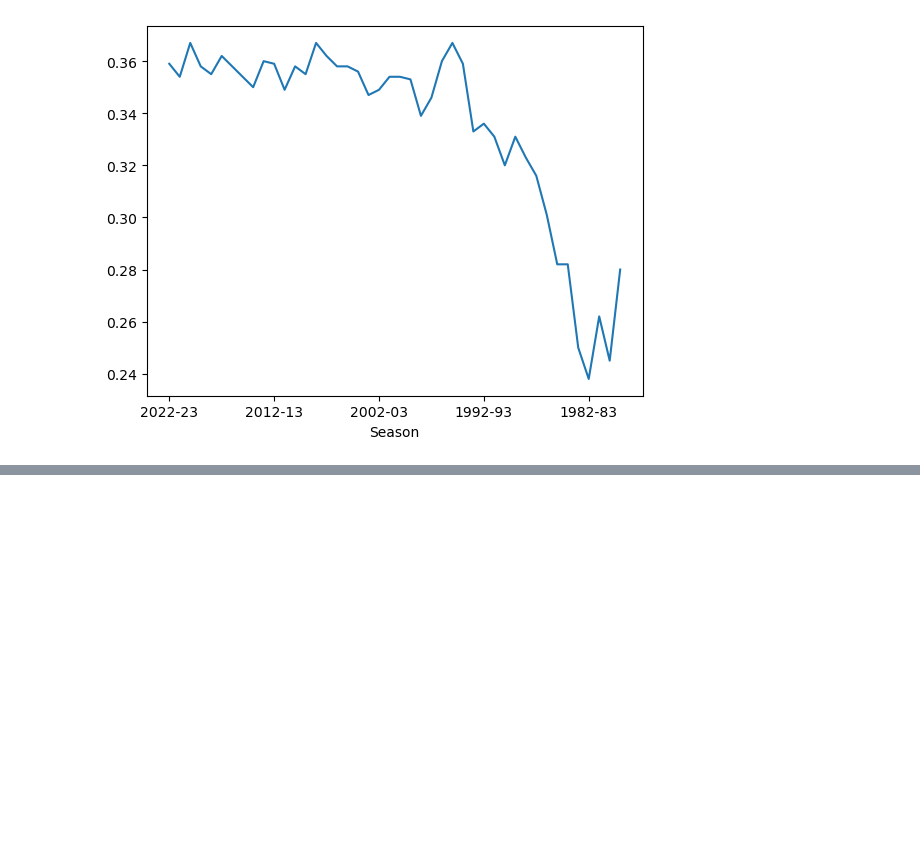
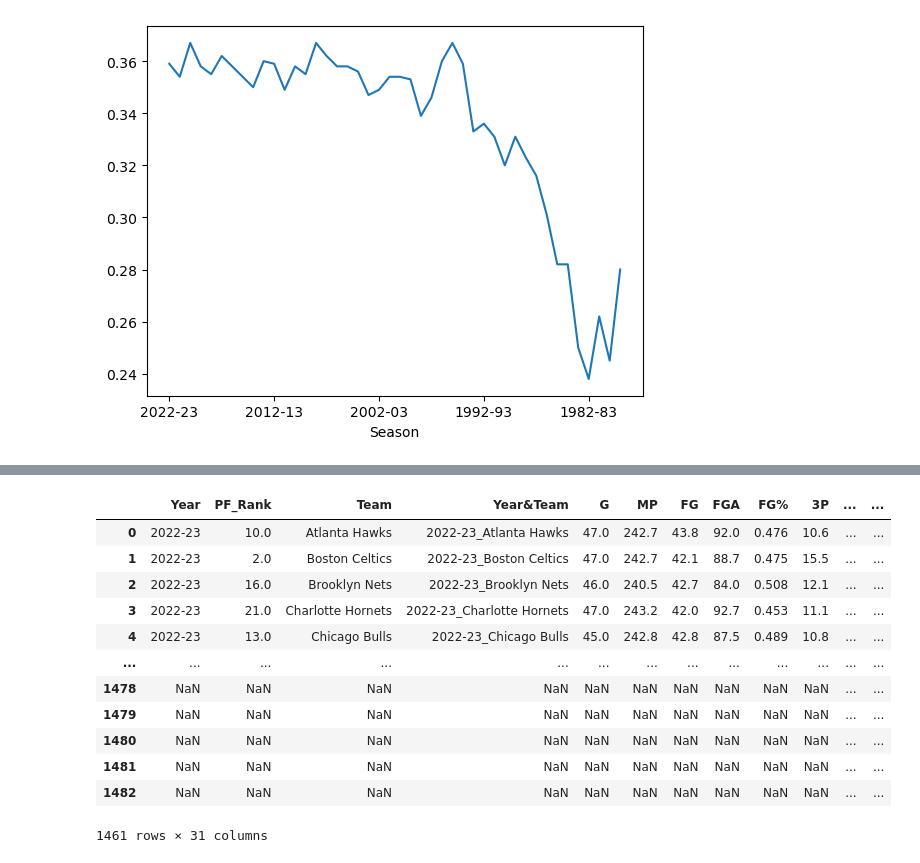
Before and after one commit to jstnkuo/NBA-Three-Pointer-Analysis, a Jupyter notebook: main.ipynb, the cells around one changed output, grey strips where cells are left out. Saved outputs shown, nothing was run; the diff lists cells and outputs as text; code cells hidden in the pictures; blank space fills up the shorter version.

```diff
--- a/main.ipynb
+++ b/main.ipynb
@@ -32,0 +57,22 @@ three_point_percent.plot(kind = 'line')
+# %%
+lost_finals = nba_team_stats_records[nba_team_stats_records['Playoffs'] != 'Won Finals']
+test = lost_finals.dropna(axis=1, how='all')
+test
+# three_point_percent_losers = lost_finals['3P%']
+# year_losers = lost_finals['Year']
+# plt.plot(year_losers, three_point_percent_losers)
+# plt.show()
+# %% [output]
+|  | Year | PF_Rank | Team | Year&Team | G | MP | FG | FGA | FG% | 3P | ... | ... |
+| 0 | 2022-23 | 10.0 | Atlanta Hawks | 2022-23_Atlanta Hawks | 47.0 | 242.7 | 43.8 | 92.0 | 0.476 | 10.6 | ... | ... |
+| 1 | 2022-23 | 2.0 | Boston Celtics | 2022-23_Boston Celtics | 47.0 | 242.7 | 42.1 | 88.7 | 0.475 | 15.5 | ... | ... |
+| 2 | 2022-23 | 16.0 | Brooklyn Nets | 2022-23_Brooklyn Nets | 46.0 | 240.5 | 42.7 | 84.0 | 0.508 | 12.1 | ... | ... |
+| 3 | 2022-23 | 21.0 | Charlotte Hornets | 2022-23_Charlotte Hornets | 47.0 | 243.2 | 42.0 | 92.7 | 0.453 | 11.1 | ... | ... |
+| 4 | 2022-23 | 13.0 | Chicago Bulls | 2022-23_Chicago Bulls | 45.0 | 242.8 | 42.8 | 87.5 | 0.489 | 10.8 | ... | ... |
+| ... | ... | ... | ... | ... | ... | ... | ... | ... | ... | ... | ... | ... |
+| 1478 | NaN | NaN | NaN | NaN | NaN | NaN | NaN | NaN | NaN | NaN | ... | ... |
+| 1479 | NaN | NaN | NaN | NaN | NaN | NaN | NaN | NaN | NaN | NaN | ... | ... |
+| 1480 | NaN | NaN | NaN | NaN | NaN | NaN | NaN | NaN | NaN | NaN | ... | ... |
+| 1481 | NaN | NaN | NaN | NaN | NaN | NaN | NaN | NaN | NaN | NaN | ... | ... |
+| 1482 | NaN | NaN | NaN | NaN | NaN | NaN | NaN | NaN | NaN | NaN | ... | ... |
+1461 rows × 31 columns
```
Also changed, not shown: parts of 5 cells of this notebook.
